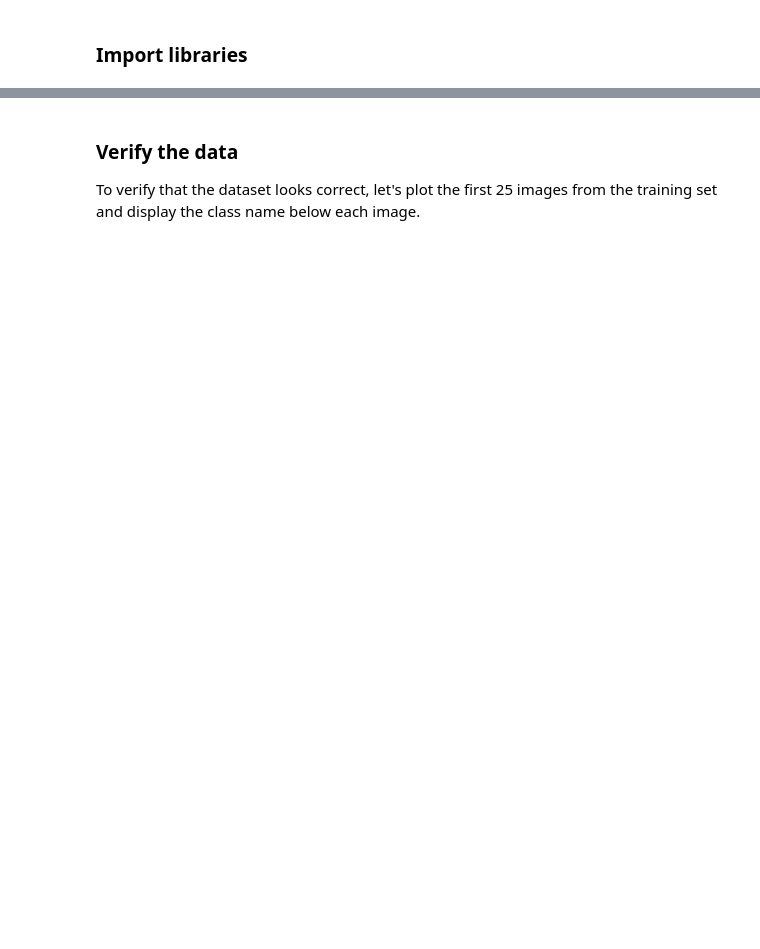
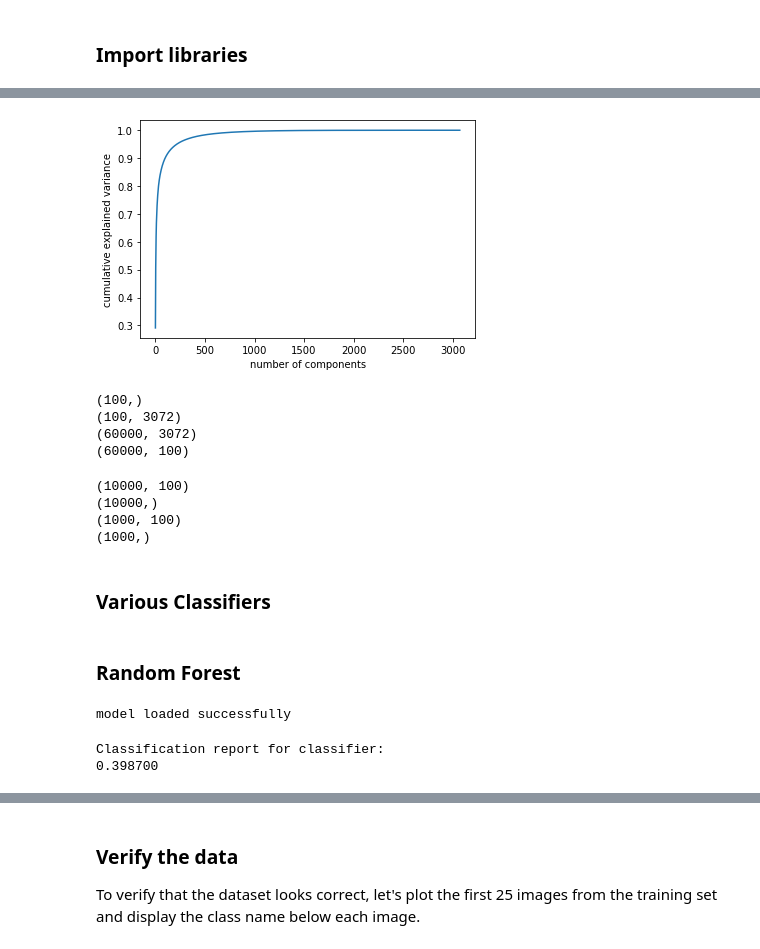
Before and after one commit to ioannis-papadimitriou/snagger, a Jupyter notebook: COLAB/Cifar10.ipynb, the cells around one changed output, grey strips where cells are left out. Saved outputs shown, nothing was run; the diff lists cells and outputs as text; code cells hidden in the pictures; blank space fills up the shorter version.

```diff
--- a/COLAB/Cifar10.ipynb
+++ b/COLAB/Cifar10.ipynb
@@ -39,0 +76,15 @@ The CIFAR10 dataset contains 60,000 color images in 10 classes, with 6,000 image
+# %%
+#Process the images to get an array
+
+X_train = []
+X_test = []
+for img in train_images:
+  img=(img.flatten())
+  X_train.append(np.array(img))
+for img in test_images:
+  img=(img.flatten())
+  X_test.append(np.array(img))
+X_train = np.array(X_train)
+X_test = np.array(X_test)
+y_train = np.squeeze(train_labels[:50000, :])
+y_test = np.squeeze(test_labels[:10000, :])
@@ -39,0 +99,9 @@ The CIFAR10 dataset contains 60,000 color images in 10 classes, with 6,000 image
+# %%
+combined=np.vstack((X_train,X_test))
+# %%
+pca = PCA().fit(combined)
+plt.plot(np.cumsum(pca.explained_variance_ratio_))
+plt.xlabel('number of components')
+plt.ylabel('cumulative explained variance');
+# %% [output]
+[figure, added]
@@ -39,0 +111,41 @@ The CIFAR10 dataset contains 60,000 color images in 10 classes, with 6,000 image
+# %%
+pca = PCA(n_components=100)
+pca.fit(combined)
+projected = pca.transform(combined)
+print(pca.explained_variance_.shape)
+print(pca.components_.shape)
+print(combined.shape)
+print(projected.shape)
+# %% [output]
+(100,)
+(100, 3072)
+(60000, 3072)
+(60000, 100)
+# %%
+X_train_reduced=projected[:10000,:]# 50000 / 10000
+y_train_reduced=y_train[:10000]# del / 10000
+X_test_reduced=projected[50000:51000,:]# 50000:60000 / 50000:51000
+y_test_reduced=y_test[:1000]# del / 1000
+print(X_train_reduced.shape)
+print(y_train_reduced.shape)
+print(X_test_reduced.shape)
+print(y_test_reduced.shape)
+# %% [output]
+(10000, 100)
+(10000,)
+(1000, 100)
+(1000,)
+# %% [markdown]
+### Various Classifiers
+# %% [markdown]
+### Random Forest
+# %%
+filename = os.path.join(path, 'rf-initial.sav')
+if os.path.exists(filename):
+    classifier = joblib.load(filename)
+    run = 'False'
+    print("model loaded successfully")
+else:
+    run = 'True'
+# %% [output]
+model loaded successfully
@@ -39,0 +170,15 @@ The CIFAR10 dataset contains 60,000 color images in 10 classes, with 6,000 image
+# %%
+y_pred = classifier.predict(X_test)
+random_forest_score = accuracy_score(y_test, y_pred)
+from sklearn.metrics import confusion_matrix
+cm = confusion_matrix(y_test, y_pred)
+
+if run == 'True':
+    classifier = CV_rf.best_estimator_
+    joblib.dump(classifier, filename)
+
+
+print("Classification report for classifier:\n%f\n" % (random_forest_score))
+# %% [output]
+Classification report for classifier:
+0.398700
```
Also changed, not shown: parts of 65 cells of this notebook, 16 other files.
